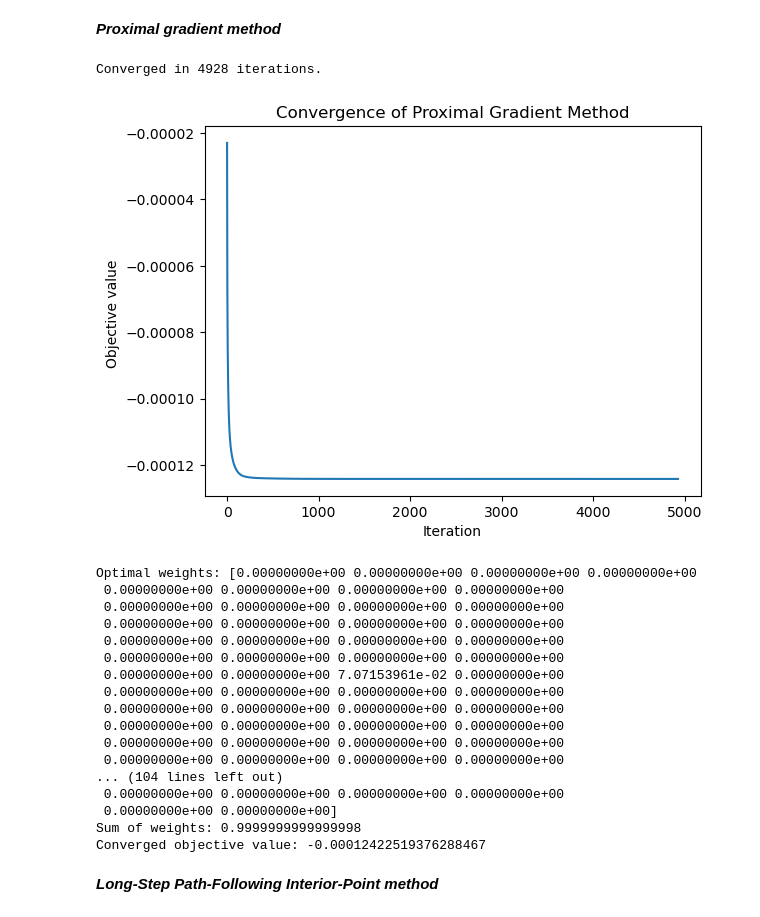
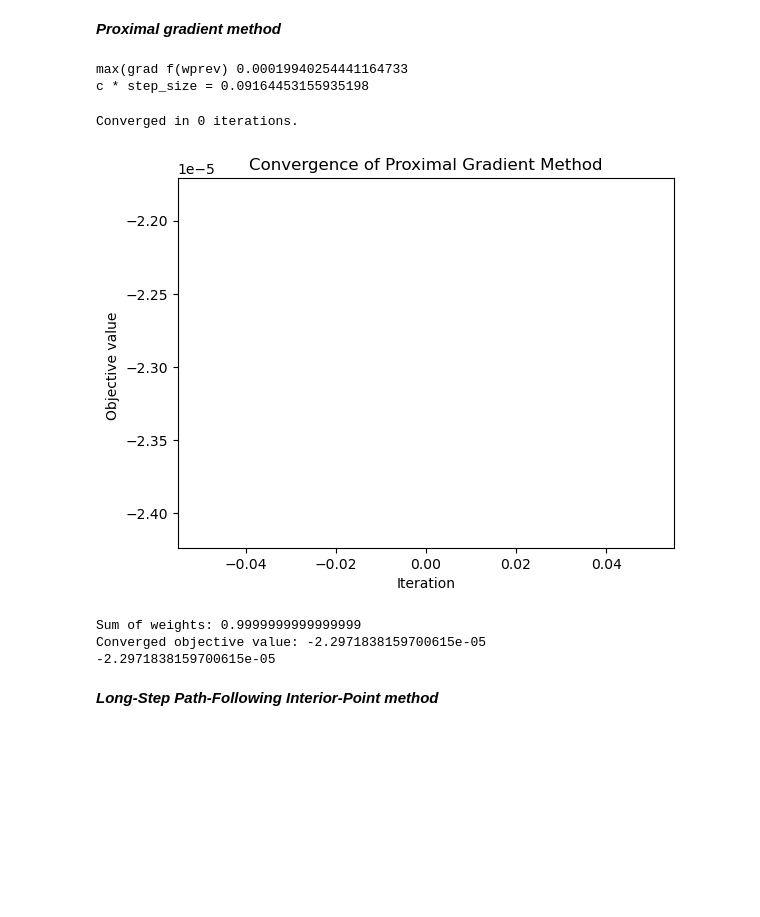
Before and after one commit to Edouard1000/Projet_opti, a Jupyter notebook: notebook.ipynb, the cells around one changed output. Cells and saved outputs as stored; diff of their text form; code cells hidden in the pictures; blank space fills up the shorter version.

```diff
--- a/notebook.ipynb
+++ b/notebook.ipynb
@@ -116,7 +117,7 @@ X, mu, Sigma = read_data(verbose=True)
 eigvals = np.linalg.eigvalsh(Sigma)
 print("min eigenvalue:", eigvals.min())
 lam = 0.1
-c = 0.000001
+c = 0.003
 wprev = np.ones(X.shape[1]) / X.shape[1]
 
 w = projected_subgradient_method(lam, c, Sigma, mu, wprev, tol= 1e-8, plot=True)[0]
@@ -158,12 +158,14 @@ def proximal_gradient_method(lam, c, Sigma, mu, wprev, L, max_iter=50000, tol= 1
 
     w = wprev
     step_size = 1/L
-    if plot:
-        obj_values = []
+
+    obj_values = []
+
+    print("c * step_size =", c * step_size)
+
     for k in tqdm(range(max_iter)):
 
-        if plot:
-            obj_values.append(obj_f_nonSmooth(w, wprev, Sigma, mu, lam, c))
+        obj_values.append(obj_f_nonSmooth(w, wprev, Sigma, mu, lam, c))
 
         v = w - step_size * (Sigma @ w - lam * mu)
         u = prox(wprev, step_size, v, c)
@@ -173,7 +175,7 @@ def proximal_gradient_method(lam, c, Sigma, mu, wprev, L, max_iter=50000, tol= 1
         #     print("c/L:", c / L)
         #     print("max(|v-w|):", np.max(np.abs(v - w)))
 
-        if (np.linalg.norm(w_new - w) < tol) and k > -1000:
+        if (np.linalg.norm(w_new - w) < tol) and k > -5000:
             print(f"Converged in {k} iterations.")
             break
 
@@ -194,38 +196,29 @@ def proximal_gradient_method(lam, c, Sigma, mu, wprev, L, max_iter=50000, tol= 1
         plt.title("Convergence of Proximal Gradient Method")
         plt.show()
 
-    return w
+    return w, obj_values
 # %%
 #X, mu, Sigma = read_data(verbose=True)
 lam = 0.1
-c = 0.000001
+c = 0.003
+#c = 0.00001
 L = np.linalg.eigvalsh(Sigma).max()
 wprev = np.ones(X.shape[1]) / X.shape[1]
-
-w = proximal_gradient_method(lam, c, Sigma, mu, wprev, L, max_iter=50000, tol= 1e-8, plot=True)
-print("Optimal weights:", w)
+print("max(grad f(wprev)", max(Sigma @ wprev - mu * lam))
+w = proximal_gradient_method(lam, c, Sigma, mu, wprev, L, max_iter=50000, tol= 1e-8, plot=True)[0]
+#print("Optimal weights:", w)
 print("Sum of weights:", np.sum(w))
 print("Converged objective value:", obj_f_nonSmooth(w, wprev, Sigma, mu, lam, c))
+
+print(obj_f_nonSmooth(wprev, wprev, Sigma, mu, lam, c))
 # %% [output]
-Converged in 4928 iterations.
+max(grad f(wprev) 0.00019940254441164733
+c * step_size = 0.09164453155935198
+Converged in 0 iterations.
-[figure, old version]
+[figure, new version]
-Optimal weights: [0.00000000e+00 0.00000000e+00 0.00000000e+00 0.00000000e+00
- 0.00000000e+00 0.00000000e+00 0.00000000e+00 0.00000000e+00
- 0.00000000e+00 0.00000000e+00 0.00000000e+00 0.00000000e+00
- 0.00000000e+00 0.00000000e+00 0.00000000e+00 0.00000000e+00
- 0.00000000e+00 0.00000000e+00 0.00000000e+00 0.00000000e+00
- 0.00000000e+00 0.00000000e+00 0.00000000e+00 0.00000000e+00
- 0.00000000e+00 0.00000000e+00 7.07153961e-02 0.00000000e+00
- 0.00000000e+00 0.00000000e+00 0.00000000e+00 0.00000000e+00
- 0.00000000e+00 0.00000000e+00 0.00000000e+00 0.00000000e+00
- 0.00000000e+00 0.00000000e+00 0.00000000e+00 0.00000000e+00
- 0.00000000e+00 0.00000000e+00 0.00000000e+00 0.00000000e+00
- 0.00000000e+00 0.00000000e+00 0.00000000e+00 0.00000000e+00
-... (104 lines left out)
- 0.00000000e+00 0.00000000e+00 0.00000000e+00 0.00000000e+00
- 0.00000000e+00 0.00000000e+00]
-Sum of weights: 0.9999999999999998
-Converged objective value: -0.00012422519376288467
+Sum of weights: 0.9999999999999999
+Converged objective value: -2.2971838159700615e-05
+-2.2971838159700615e-05
 # %% [markdown]
 ***Long-Step Path-Following Interior-Point method***
 # %%
```
Also changed, not shown: parts of 19 cells of this notebook, 1 other file.
